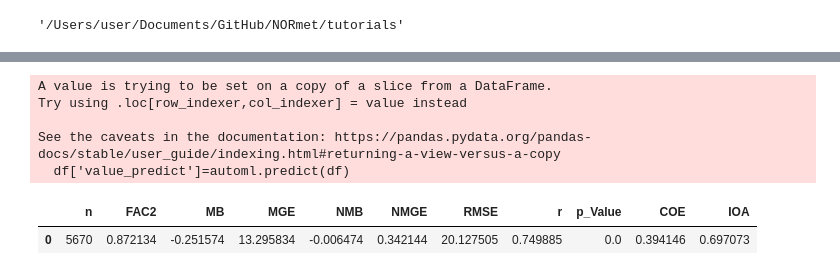
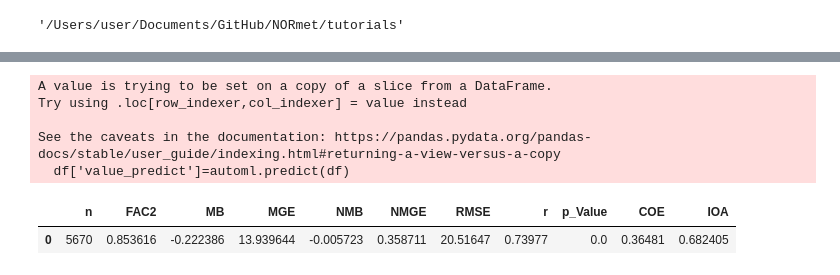
Before and after one commit to m-edal/normet, a Jupyter notebook: tutorials/Case1.ipynb, the cells around one changed output, grey strips where cells are left out. Cells and saved outputs as stored; diff of their text form; code cells hidden in the pictures.

```diff
--- a/tutorials/Case1.ipynb
+++ b/tutorials/Case1.ipynb
@@ -16,2 +18,4 @@ from normet.autodew import do_all
+# %%
+all_features=['date_unix','day_julian', 'weekday', 'hour','ws', 'wd','air_temp', 'atmos_pres', 'dew_point', 'RH','blh']
 # %%
 date_start = time.time()
@@ -61,4 +58,4 @@ from normet.autodew import prepare_data
 # %%
 df=pd.read_csv(r'./normet/datasets/testing_data.csv',parse_dates=['date'])
-df=prepare_data(df, value='PM2.5', split_method = 'random',na_rm=False, replace=False, fraction=0.75)
+df=ad.prepare_data(df, value='PM2.5', split_method = 'random',na_rm=False, replace=False, fraction=0.75)
 # %%
@@ -66,4 +73,4 @@ from normet.autodew import train_model
 # %%
-automl=train_model(df,variables=['date_unix','day_julian', 'weekday', 'hour','ws', 'wd','air_temp', 'atmos_pres', 'dew_point', 'RH'],
-                time_budget= 60,  metric= 'r2', task= 'regression', seed= 7654321);
+automl=ad.train_model(df,variables=all_features,
+                time_budget= 10,  metric= 'r2', task= 'regression', seed= 7654321);
 # %% [output]
@@ -107,10 +113,10 @@ from normet.autodew import modStats
 # %%
-modStats(df,set='testing')
+ad.modStats(df,set='testing')
 # %% [output]
 A value is trying to be set on a copy of a slice from a DataFrame.
 Try using .loc[row_indexer,col_indexer] = value instead
 
 See the caveats in the documentation: https://pandas.pydata.org/pandas-docs/stable/user_guide/indexing.html#returning-a-view-versus-a-copy
   df['value_predict']=automl.predict(df)
 |  | n | FAC2 | MB | MGE | NMB | NMGE | RMSE | r | p_Value | COE | IOA |
-| 0 | 5670 | 0.872134 | -0.251574 | 13.295834 | -0.006474 | 0.342144 | 20.127505 | 0.749885 | 0.0 | 0.394146 | 0.697073 |
+| 0 | 5670 | 0.853616 | -0.222386 | 13.939644 | -0.005723 | 0.358711 | 20.51647 | 0.73977 | 0.0 | 0.36481 | 0.682405 |
```
Also changed, not shown: parts of 24 cells of this notebook, 2 other files.
